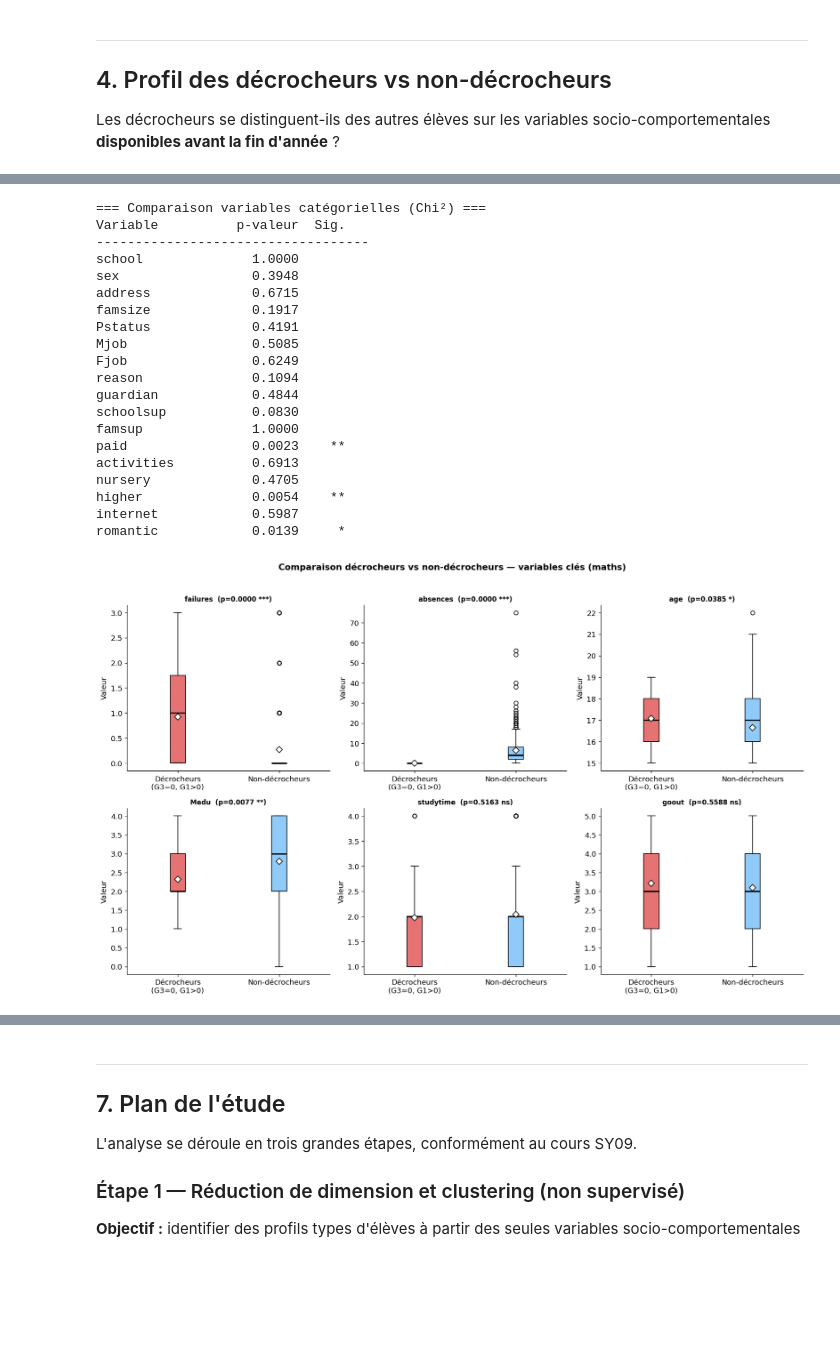
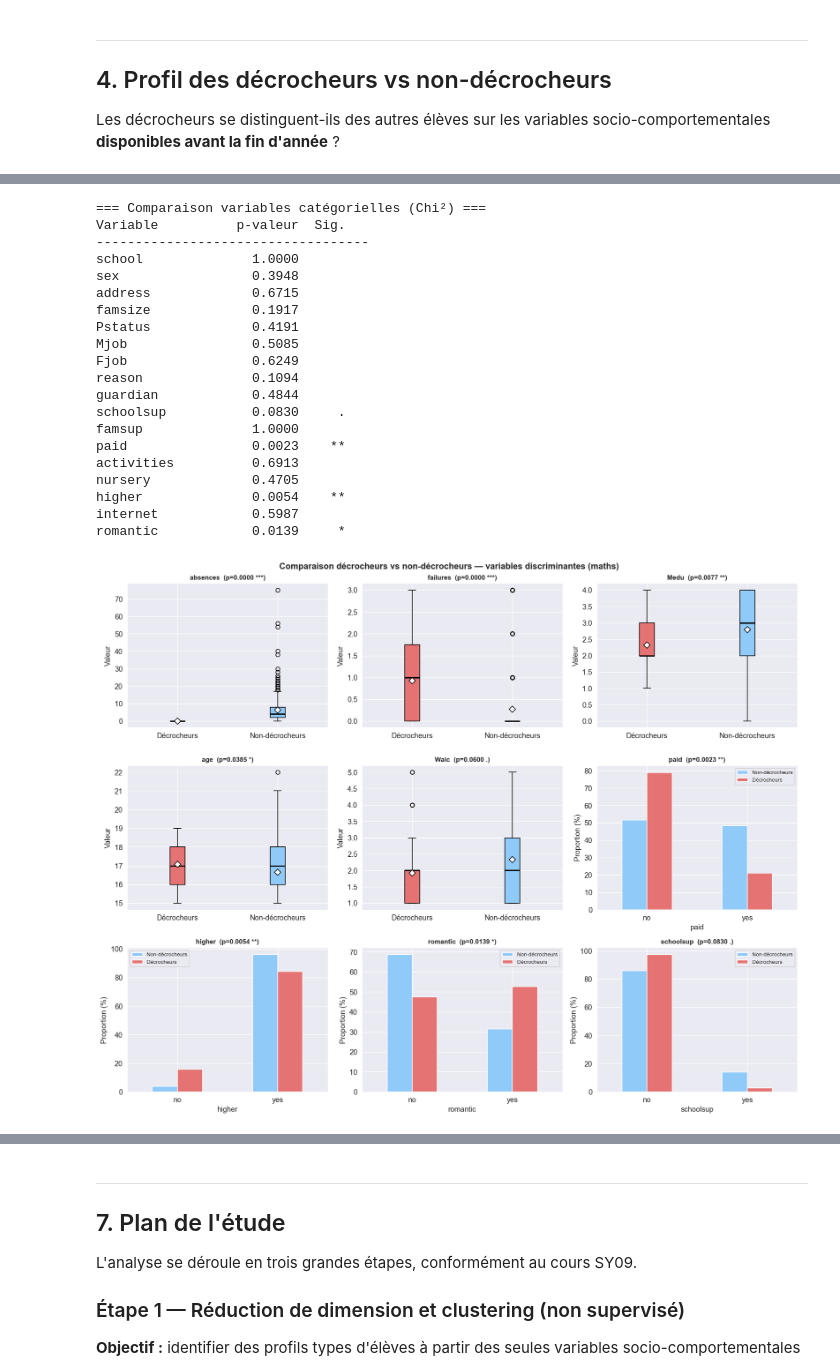
Before and after one commit to mathieupiekarz/ML_pstudents_studies, a Jupyter notebook: 00_analyse_preliminaire.ipynb, the cells around one changed output, grey strips where cells are left out. Saved outputs shown, nothing was run; the diff lists cells and outputs as text; code cells hidden in the pictures; blank space fills up the shorter version.

```diff
--- a/00_analyse_preliminaire.ipynb
+++ b/00_analyse_preliminaire.ipynb
@@ -274,7 +274,7 @@ for v in SOCIO_VARS_NUM:
     g2 = non_dec[v].dropna()
     if len(g1) > 0 and len(g2) > 0:
         stat, p = stats.mannwhitneyu(g1, g2, alternative='two-sided')
-        sig = '***' if p < 0.001 else '**' if p < 0.01 else '*' if p < 0.05 else ''
+        sig = '***' if p < 0.001 else '**' if p < 0.01 else '*' if p < 0.05 else '.' if p < 0.10 else ''
         results_num.append((v, g1.mean(), g2.mean(), p, sig))
         print(f"{v:<15} {g1.mean():>12.2f} {g2.mean():>13.2f} {p:>10.4f} {sig:>5}")
 
@@ -311,7 +311,7 @@ for v in SOCIO_VARS_CAT:
     ct = pd.crosstab(mat['decrocheur'], mat[v])
     if ct.shape[1] >= 2:
         chi2, p, dof, _ = stats.chi2_contingency(ct)
-        sig = '***' if p < 0.001 else '**' if p < 0.01 else '*' if p < 0.05 else ''
+        sig = '***' if p < 0.001 else '**' if p < 0.01 else '*' if p < 0.05 else '.' if p < 0.10 else ''
         results_cat.append((v, p, sig, ct))
         print(f"{v:<15} {p:>10.4f} {sig:>5}")
 
@@ -329,7 +329,7 @@ Mjob                0.5085
 Fjob                0.6249
 reason              0.1094
 guardian            0.4844
-schoolsup           0.0830
+schoolsup           0.0830     .
 famsup              1.0000
 paid                0.0023    **
 activities          0.6913
@@ -338,41 +338,54 @@ higher              0.0054    **
 internet            0.5987
 romantic            0.0139     *
 # %%
-# Visualisation : radar / barplot des variables les plus discriminantes
-# Sélection des variables significatives
-sig_num = [(v, d, nd, p, s) for v, d, nd, p, s in results_num if p < 0.05]
-
-fig, axes = plt.subplots(2, 3, figsize=(15, 9))
+fig, axes = plt.subplots(3, 3, figsize=(15, 12))
 axes = axes.flatten()
 
-vars_to_plot = ['failures', 'absences', 'age', 'Medu', 'studytime', 'goout']
+# ── Bloc 1 : variables numériques (boxplots) ──
+vars_num_plot = [v for v, _, _, p, _ in results_num if p < 0.10]
 
-for ax, v in zip(axes, vars_to_plot):
+for i, v in enumerate(vars_num_plot):
+    ax = axes[i]
     data_dec = dec[v].dropna()
     data_non = non_dec[v].dropna()
 
-    ax.boxplot([data_dec, data_non],
-               labels=['Décrocheurs\n(G3=0, G1>0)', 'Non-décrocheurs'],
-               patch_artist=True,
-               boxprops=dict(facecolor='crimson' if True else 'gray'),
-               medianprops=dict(color='black', linewidth=2),
-               showmeans=True,
-               meanprops=dict(marker='D', markerfacecolor='white',
-                              markeredgecolor='black', markersize=7))
-
-    # Couleur conditionnelle
-    for patch, color in zip(ax.patches, ['#E57373', '#90CAF9']):
+    bp = ax.boxplot([data_dec, data_non],
+                    labels=['Décrocheurs', 'Non-décrocheurs'],
+                    patch_artist=True,
+                    medianprops=dict(color='black', linewidth=2),
+                    showmeans=True,
+                    meanprops=dict(marker='D', markerfacecolor='white',
+                                   markeredgecolor='black', markersize=7))
+    for patch, color in zip(bp['boxes'], ['#E57373', '#90CAF9']):
         patch.set_facecolor(color)
 
-    # p-value
     _, p = stats.mannwhitneyu(data_dec, data_non, alternative='two-sided')
-    sig = '***' if p < 0.001 else '**' if p < 0.01 else '*' if p < 0.05 else 'ns'
+    sig = '***' if p < 0.001 else '**' if p < 0.01 else '*' if p < 0.05 else '.' if p < 0.10 else 'ns'
     ax.set_title(f'{v}  (p={p:.4f} {sig})', fontsize=10, fontweight='bold')
     ax.set_ylabel('Valeur')
 
-plt.suptitle('Comparaison décrocheurs vs non-décrocheurs — variables clés (maths)',
-             fontsize=13, fontweight='bold', y=1.02)
+# ── Bloc 2 : variables catégorielles (barplots) ──
+vars_cat_plot = [(v, p, s, ct) for v, p, s, ct in results_cat if p < 0.10]
+offset = len(vars_num_plot)
+
+for i, (v, p, sig, _) in enumerate(vars_cat_plot):
+    ax = axes[offset + i]
+    ct_pct = pd.crosstab(mat['decrocheur'], mat[v], normalize='index') * 100
+    ct_pct.index = ['Non-décrocheurs', 'Décrocheurs']
+    ct_pct.T.plot(kind='bar', ax=ax,
+                  color=['#90CAF9', '#E57373'],
+                  edgecolor='white', rot=0)
+    ax.set_title(f'{v}  (p={p:.4f} {sig})', fontsize=10, fontweight='bold')
+    ax.set_ylabel('Proportion (%)')
+    ax.legend(fontsize=8)
+
+# Masquer les axes vides
+for j in range(offset + len(vars_cat_plot), len(axes)):
+    axes[j].set_visible(False)
+
+plt.suptitle('Comparaison décrocheurs vs non-décrocheurs — variables discriminantes (maths)',
+             fontsize=13, fontweight='bold')
 plt.tight_layout()
 plt.show()
 # %% [output]
-[figure, old version]
+[figure, new version]
```
Also changed, not shown: parts of 8 cells of this notebook, 1 other file.
